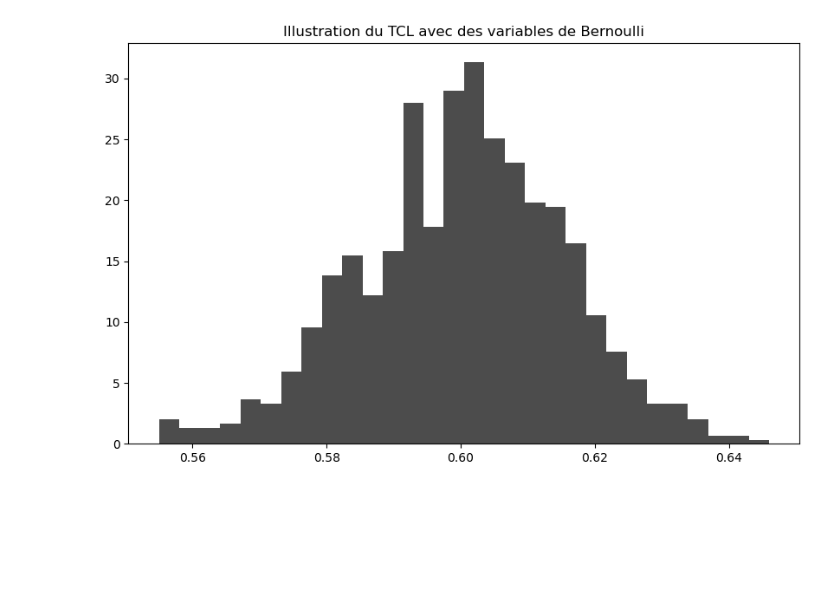
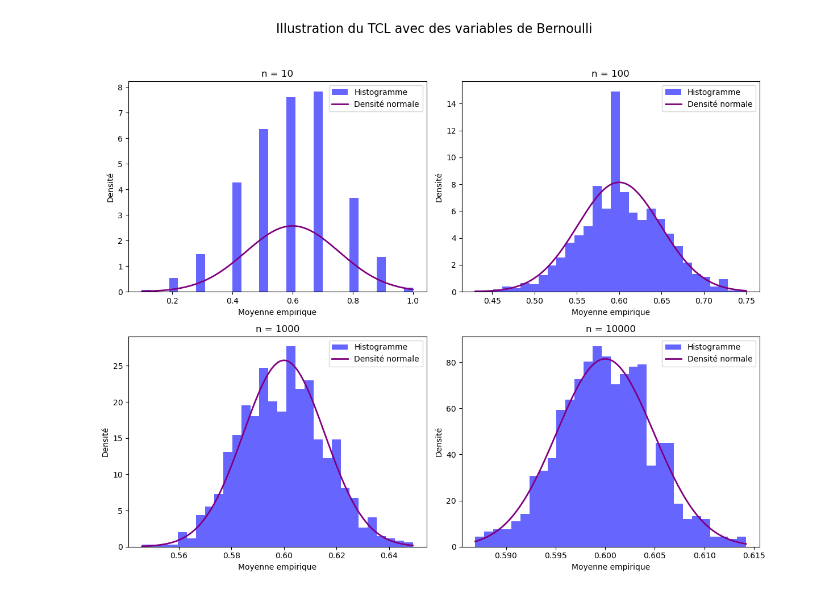
Before and after one commit to agassama28/TER, a Jupyter notebook: code/code.ipynb, the cells around one changed output. Cells and saved outputs as stored; diff of their text form; code cells hidden in the pictures; blank space fills up the shorter version.

```diff
--- a/code/code.ipynb
+++ b/code/code.ipynb
@@ -60,0 +134,16 @@ plt.show()
+# %%
+lambda_ = 1
+
+plt.figure(figsize=(10, 6))
+
+for i in range (nb_trajectoires) :
+    X = np.random.exponential(scale= 1 / lambda_, size=n)
+    moyenne_empirique = np.cumsum(X) / np.arange(1, n + 1)
+    x = np.linspace(0,1000,1000)
+    plt.plot(x, moyenne_empirique)
+plt.axhline(y= lambda_, color='black', linestyle='--', label="Moyenne théorique")
+plt.title("Illustration de la LGN avec une loi exponentielle")
+plt.xlabel("n")
+plt.ylabel("moyenne empirique")
+#plt.savefig("../rapport/figures/figure_lgn_3.png", dpi=300)
+plt.show()
@@ -61,17 +152,36 @@ plt.show()
 # %%
-n = 1000
 nb_simulations = 1000
 p = 3 / 5
-moyennes = []
+taille_echantillon = [10, 100, 1000, 10000]
+mu = p
 
-for i in range(nb_simulations) :
-    X = np.random.binomial(1, p, 1000)
-    moyenne = np.mean(X)
-    moyennes.append(moyenne)
-plt.figure(figsize=(10, 6))
-plt.hist(moyennes, bins=30, density=True, alpha=0.7, color='black')
-plt.title("Illustration du TCL avec des variables de Bernoulli")
-#plt.savefig("../figures/figure_tcl_1.png", dpi=300)
+fig, axes = plt.subplots(2, 2, figsize=(12, 10))
+axes = axes.flatten()
+
+for idx, n in enumerate(taille_echantillon):
+    moyennes = []
+    sigma = np.sqrt(p * (1 - p) / n)
+
+    for i in range(nb_simulations):
+        X = np.random.binomial(1, p, n)
+        moyenne = np.mean(X)
+        moyennes.append(moyenne)
+
+    ax = axes[idx]
+    ax.hist(moyennes, bins=30, density=True, alpha=0.6, color='blue', label='Histogramme')
+    x = np.linspace(min(moyennes), max(moyennes), 200)
+    ax.plot(x, norm.pdf(x, mu, sigma), lw=2, color='purple', label='Densité normale')
+    ax.set_title(f"n = {n}")
+    ax.set_xlabel("Moyenne empirique")
+    ax.set_ylabel("Densité")
+    ax.legend()
+
+
+plt.suptitle("Illustration du TCL avec des variables de Bernoulli", fontsize=16)
+plt.tight_layout(rect=[0, 0, 1, 0.95])
+
+plt.savefig("../rapport/figures/figure_tcl_bernoulli.png", dpi=300)
+
 plt.show()
 # %% [output]
-[figure, old version]
+[figure, new version]
```
Also changed, not shown: parts of 10 cells of this notebook, 12 other files.
